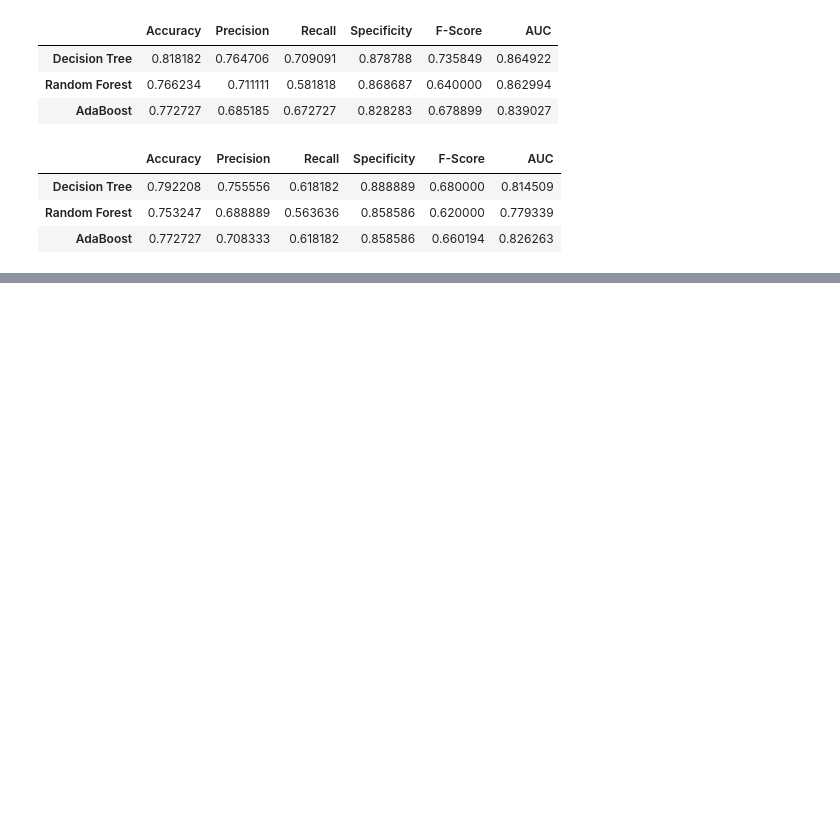
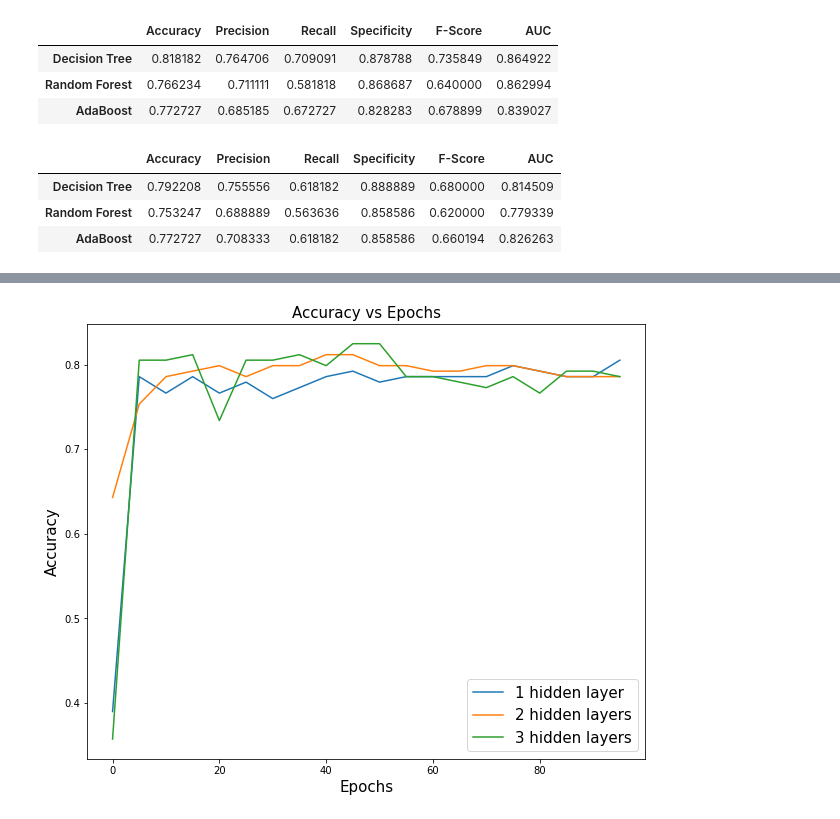
Before and after one commit to matteodales/-FYS-STK4155_Applied_Data_Analysis_and_Machine_Learning, a Jupyter notebook: project3/code/sklearn_analysis.ipynb, the cells around one changed output, grey strips where cells are left out. Cells and saved outputs as stored; diff of their text form; code cells hidden in the pictures; blank space fills up the shorter version.

```diff
--- a/project3/code/sklearn_analysis.ipynb
+++ b/project3/code/sklearn_analysis.ipynb
@@ -371,0 +470,12 @@ plt.savefig("accuracy_grid_search.png")
+# %%
+plt.figure(figsize=(10,8))
+plt.plot(range(0,n_epochs,step),acc_1,label='1 hidden layer')
+plt.plot(range(0,n_epochs,step),acc_2,label='2 hidden layers')
+plt.plot(range(0,n_epochs,step),acc_3,label='3 hidden layers')
+plt.legend(fontsize=15)
+plt.title("Accuracy vs Epochs", fontsize=15)
+plt.xlabel("Epochs", fontsize=15)
+plt.ylabel("Accuracy", fontsize=15)
+#plt.savefig("class_number_of_hidden_layers.png")
+# %% [output]
+[figure, added]
```
Also changed, not shown: parts of 16 cells of this notebook.
